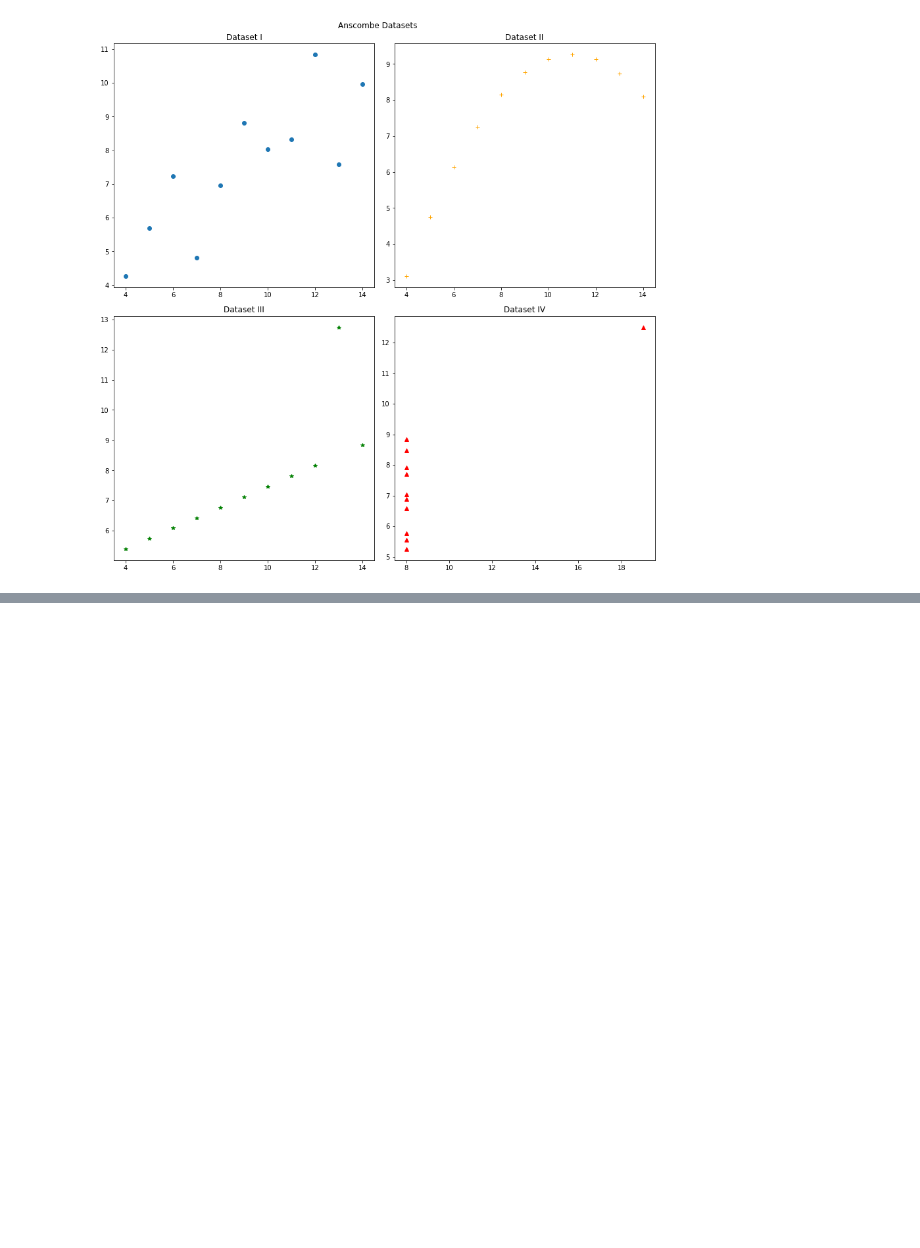
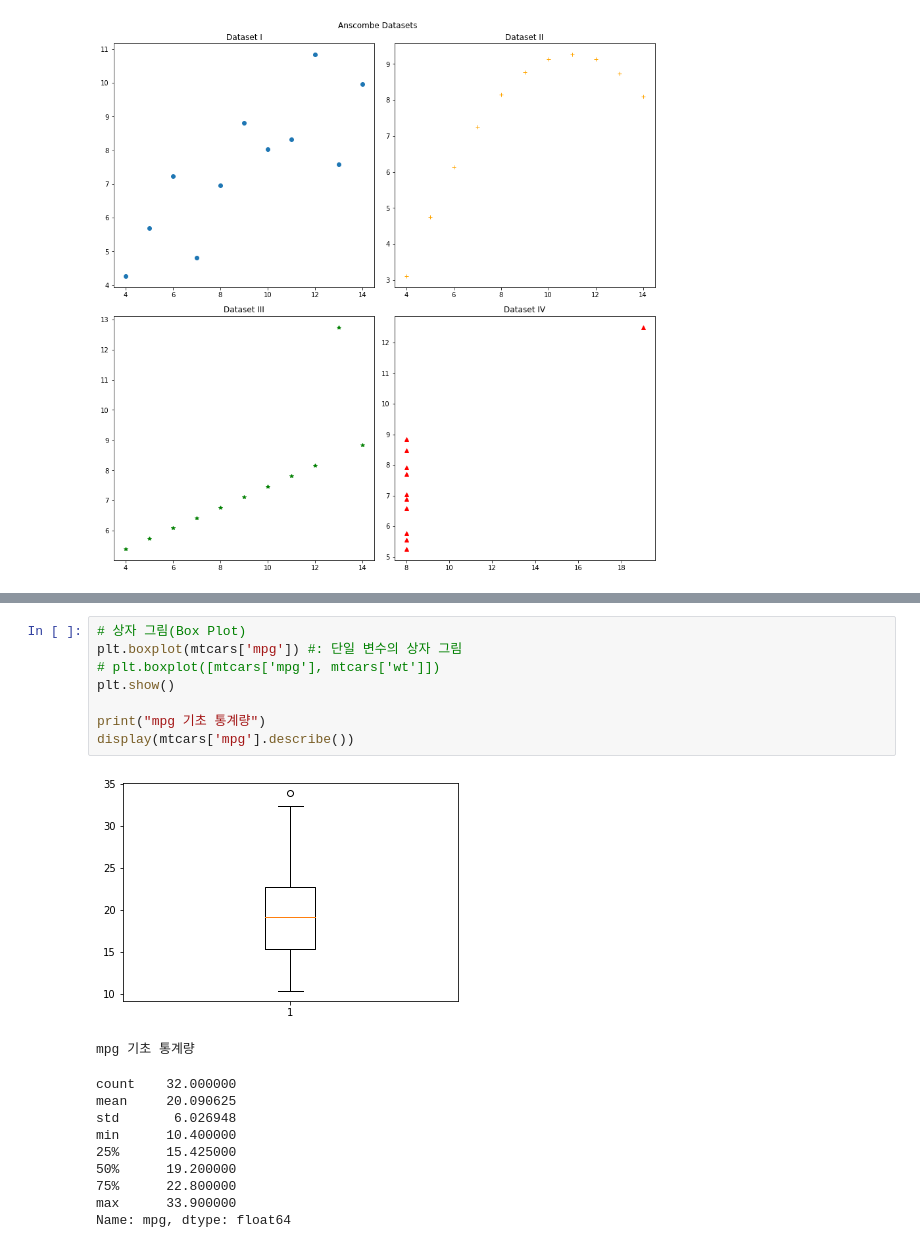
Before and after one commit to cloudbigdata-21q2/Notebooks, a Jupyter notebook: DataScience03-Visualization.ipynb, the cells around one changed output, grey strips where cells are left out. Saved outputs shown, nothing was run; the diff lists cells and outputs as text; blank space fills up the shorter version.

```diff
--- a/DataScience03-Visualization.ipynb
+++ b/DataScience03-Visualization.ipynb
@@ -110,0 +187,20 @@ plt.show() # 그래프 출력
+# %%
+# 상자 그림(Box Plot)
+plt.boxplot(mtcars['mpg']) #: 단일 변수의 상자 그림
+# plt.boxplot([mtcars['mpg'], mtcars['wt']])
+plt.show()
+
+print("mpg 기초 통계량")
+display(mtcars['mpg'].describe())
+# %% [output]
+[figure, added]
+mpg 기초 통계량
+count    32.000000
+mean     20.090625
+std       6.026948
+min      10.400000
+25%      15.425000
+50%      19.200000
+75%      22.800000
+max      33.900000
+Name: mpg, dtype: float64
```
Also changed, not shown: parts of 6 cells of this notebook.
